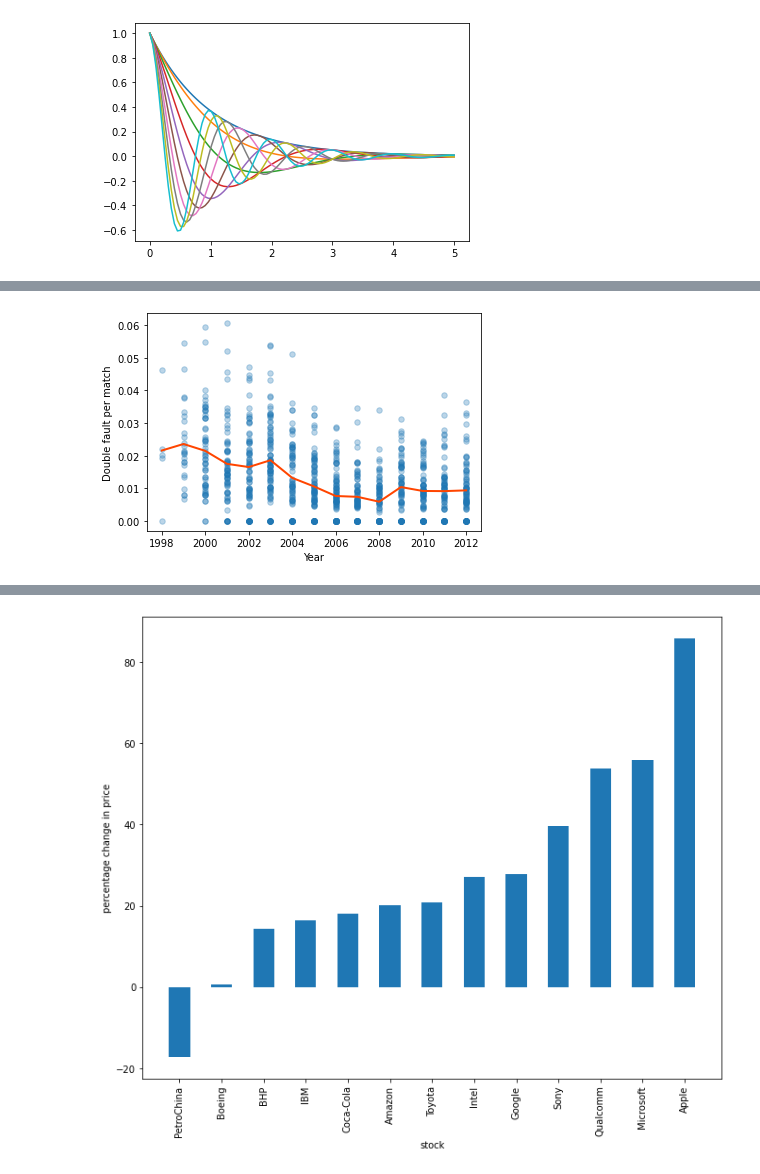
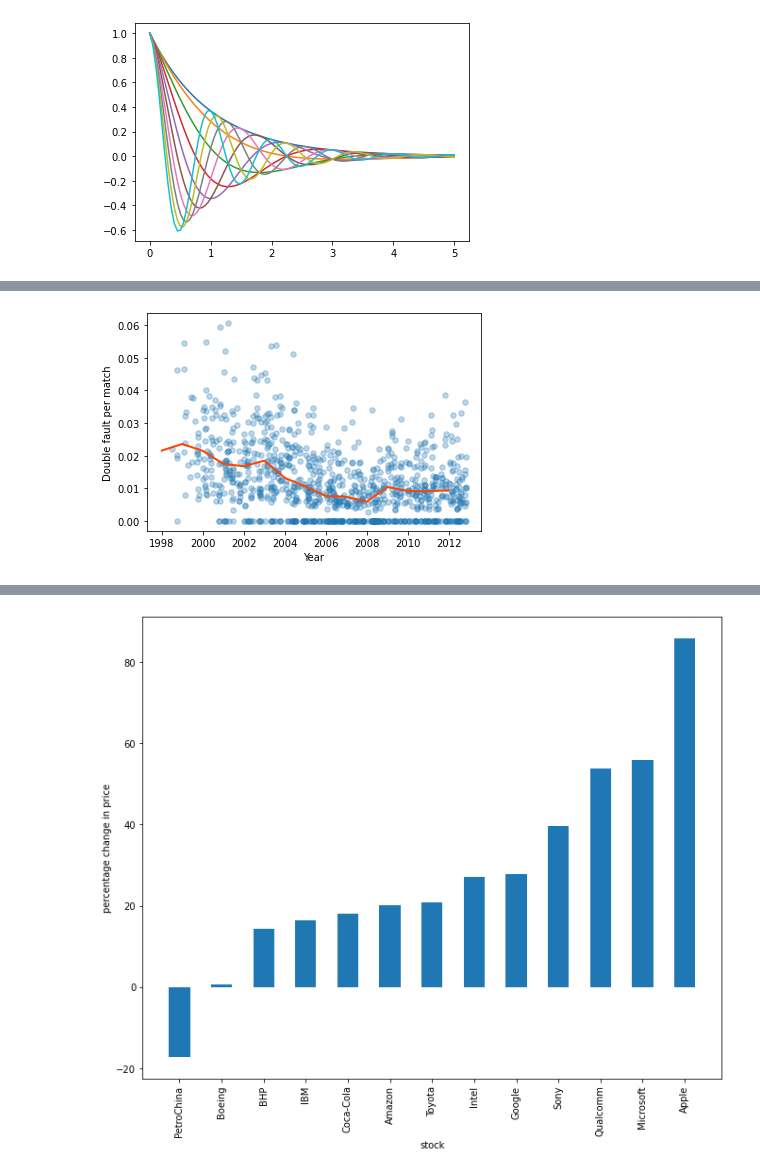
Before and after one commit to cb-ds-1/m2-2-viz, a Jupyter notebook: workshop.ipynb, the cells around one changed output, grey strips where cells are left out. Drawn from its saved outputs; the diff is of its cells as text; code cells hidden in the pictures.

```diff
--- a/workshop.ipynb
+++ b/workshop.ipynb
@@ -46,30 +44,26 @@ Note that the y axis is the ration of `double faults` that Federer did over his
+# %%
+import pandas as pd
+
+df = pd.read_csv("data/tennis.csv")
+df['start date'] = pd.to_datetime(df['start date'], format='%Y-%m-%d')
+df = df.set_index('start date')
+df['dfpm'] = df['player1 double faults'] / df['player1 total points total']
 # %%
-import pandas as pd
-df = pd.read_csv("data/tennis.csv")
-#df['start date'] = pd.to_datetime(df['start date'])
-#df = df.set_index('start date')
-
-df['dfpm'] = df['player1 double faults'] / df['player1 total points total']
-
-#x = df['start date']
-#m = df.groupby(pd.Grouper(freq="M")).mean()
-#y = m.dfpm
-
-#x = df['start date']
-x = df['year']
+x = df.index
 y = df.dfpm
-avg = df.groupby('year').dfpm.mean()
+avg = df.groupby(df.index.year).dfpm.mean()
+avg.index = pd.to_datetime(avg.index, format='%Y')
 
 fig, ax = plt.subplots()
 
 ax.scatter(x, y, s=30, alpha=0.3)
 ax.plot(avg, '-', linewidth=2, color='orangered')
 ax.set_xlabel('Year')
 ax.set_ylabel('Double fault per match')
 
 plt.show()
 # %% [output]
-[figure, old version]
+[figure, new version]
 # %% [markdown]
 # Exercise 3
 
```
Also changed, not shown: parts of 9 cells of this notebook.
